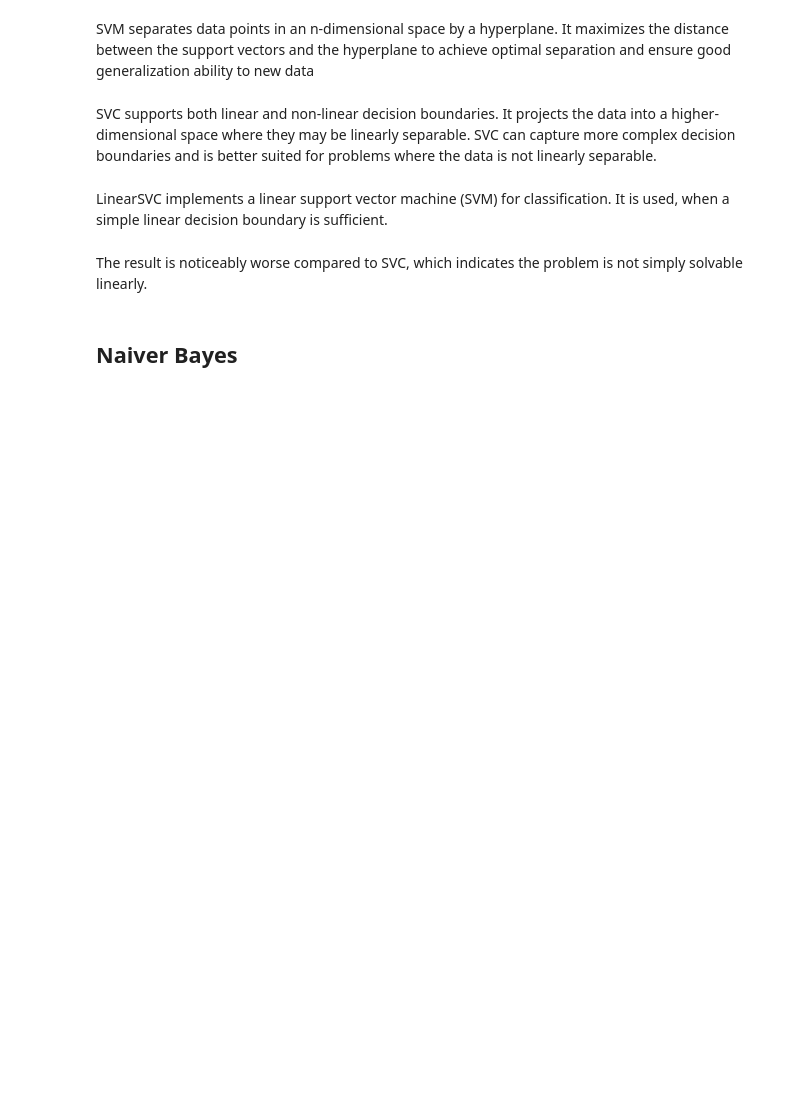
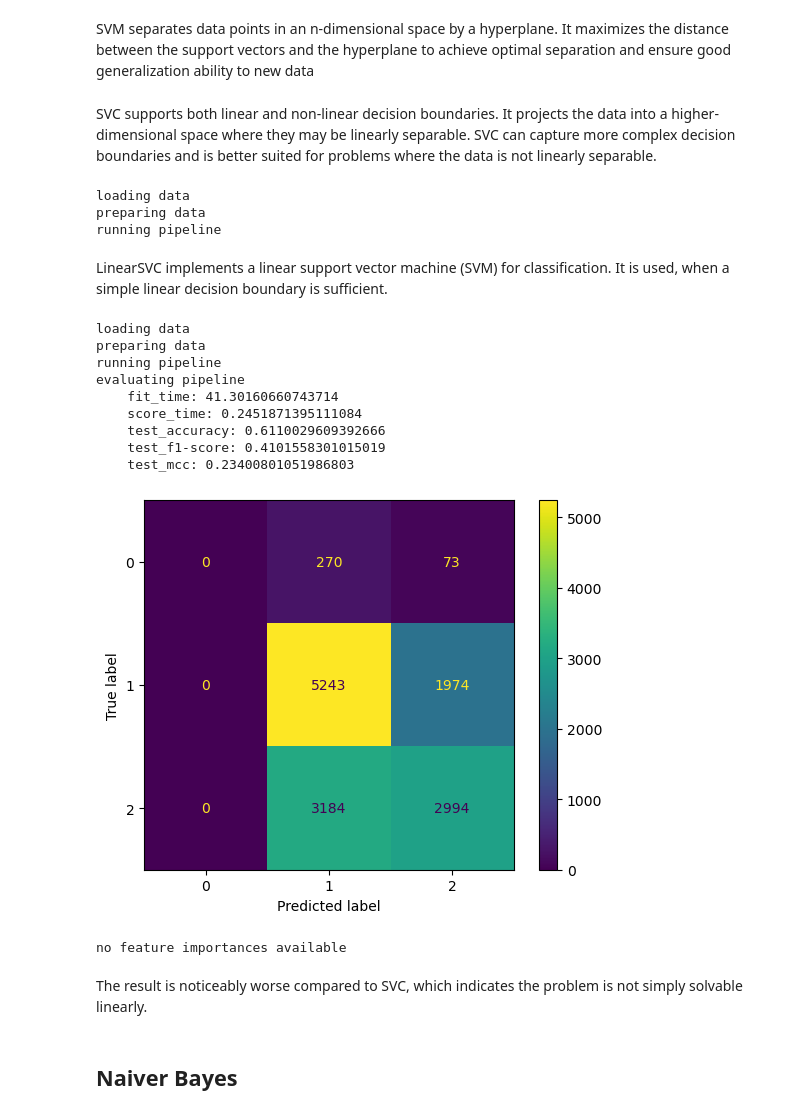
Before and after one commit to Sidies/-2015_Gorkha_earthquake_damage_prediction, a Jupyter notebook: notebooks/tyrell-prediction-models.ipynb, the cells around one changed output. Cells and saved outputs as stored; diff of their text form; code cells hidden in the pictures; blank space fills up the shorter version.

Commit message:
add feature importance

```diff
--- a/notebooks/tyrell-prediction-models.ipynb
+++ b/notebooks/tyrell-prediction-models.ipynb
@@ -271,15 +271,37 @@ SVC supports both linear and non-linear decision boundaries. It projects the dat
 # %%
 from sklearn.svm import SVC
 
-testpip = CustomPipeline(get_best_steps(customEstimator=SVC(kernel='rbf')), force_cleaning=False)
+testpip = CustomPipeline(get_best_steps(customEstimator=SVC(kernel='rbf')),
+                        skip_error_evaluation=False,
+                        skip_feature_evaluation=False,
+                        skip_storing_prediction=True)
 testpip.run()
+# %% [output]
+loading data
+preparing data
+running pipeline
 # %% [markdown]
 LinearSVC implements a linear support vector machine (SVM) for classification. It is used, when a simple linear decision boundary is sufficient.
 # %%
 from sklearn.svm import LinearSVC
 
-testpip = CustomPipeline(get_best_steps(customEstimator=LinearSVC()), force_cleaning=False)
+testpip = CustomPipeline(get_best_steps(customEstimator=LinearSVC()),
+                        skip_error_evaluation=False,
+                        skip_feature_evaluation=False,
+                        skip_storing_prediction=True)
 testpip.run()
+# %% [output]
+loading data
+preparing data
+running pipeline
+evaluating pipeline
+    fit_time: 41.30160660743714
+    score_time: 0.2451871395111084
+    test_accuracy: 0.6110029609392666
+    test_f1-score: 0.4101558301015019
+    test_mcc: 0.23400801051986803
+[figure, added]
+no feature importances available
 # %% [markdown]
 The result is noticeably worse compared to SVC, which indicates the problem is not simply solvable linearly.
 # %% [markdown]
```
Also changed, not shown: parts of 2 cells of this notebook, 2 other files.
